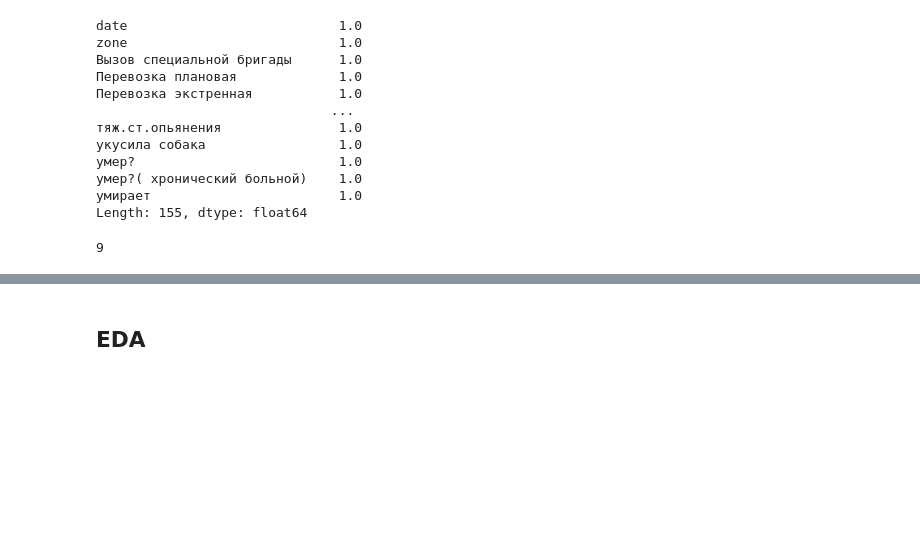
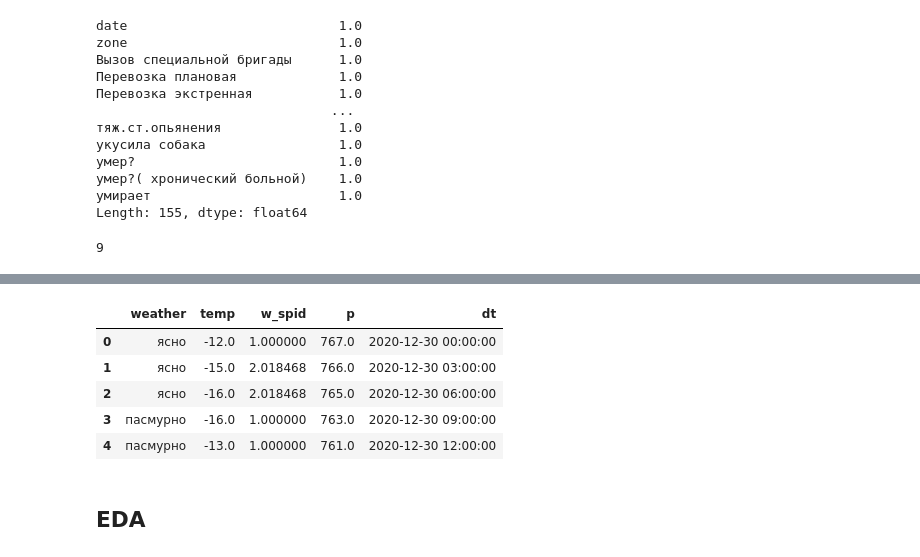
Before and after one commit to Siella/ambulance_crews, a Jupyter notebook: EDA/ICL_EDA.ipynb, the cells around one changed output, grey strips where cells are left out. Cells and saved outputs as stored; diff of their text form; code cells hidden in the pictures; blank space fills up the shorter version.

```diff
--- a/EDA/ICL_EDA.ipynb
+++ b/EDA/ICL_EDA.ipynb
@@ -58,0 +102,22 @@ df.zone.nunique() # 9 подстанций
+# %%
+weather_df.drop(['dr', 'time'], axis=1, inplace=True)
+# %%
+weather_df[['temp', 'w_spid', 'p']] = weather_df[['temp', 'w_spid', 'p']].astype(float)
+# %%
+from sklearn.impute import KNNImputer
+
+def knn_impute(df, col):
+    imputer = KNNImputer(n_neighbors=3)
+    imp_col = imputer.fit_transform(df[col].to_numpy().reshape(-1, 1))
+    return imp_col
+# %%
+weather_df.w_spid = knn_impute(weather_df, 'w_spid')
+# %%
+weather_df.head()
+# %% [output]
+|  | weather | temp | w_spid | p | dt |
+| 0 | ясно | -12.0 | 1.000000 | 767.0 | 2020-12-30 00:00:00 |
+| 1 | ясно | -15.0 | 2.018468 | 766.0 | 2020-12-30 03:00:00 |
+| 2 | ясно | -16.0 | 2.018468 | 765.0 | 2020-12-30 06:00:00 |
+| 3 | пасмурно | -16.0 | 1.000000 | 763.0 | 2020-12-30 09:00:00 |
+| 4 | пасмурно | -13.0 | 1.000000 | 761.0 | 2020-12-30 12:00:00 |
```
Also changed, not shown: parts of 20 cells of this notebook.
